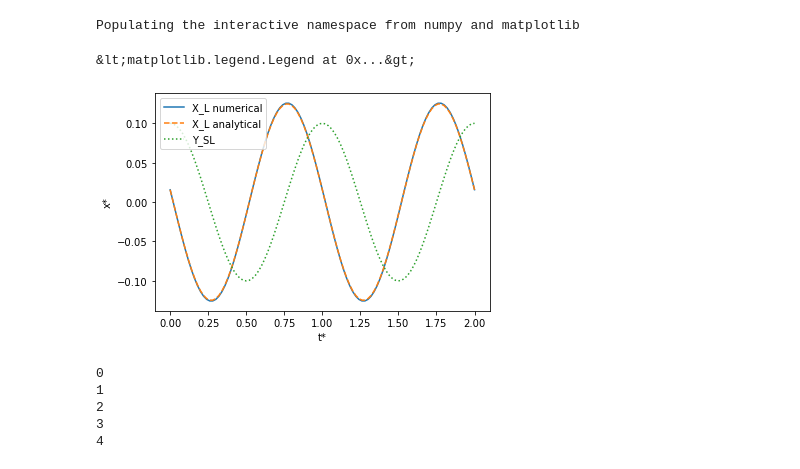
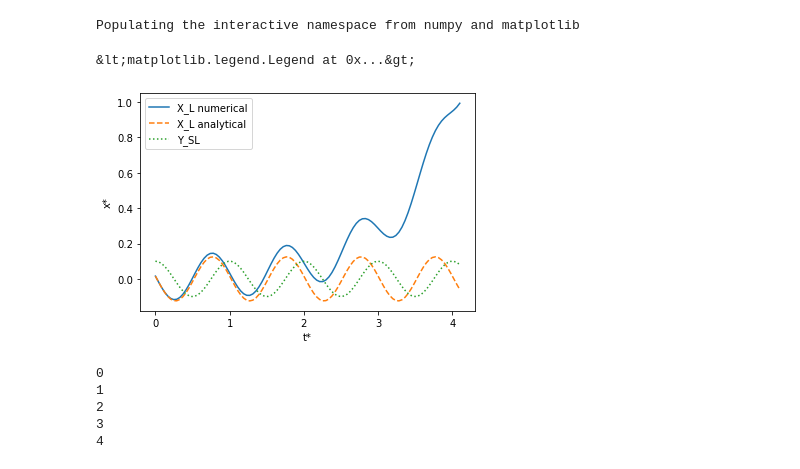
Before and after one commit to speleophysics/Math-modeling-2020, a Jupyter notebook: pitman/pitman-model.ipynb, the cells around one changed output. Cells and saved outputs as stored; diff of their text form; code cells hidden in the pictures.

```diff
--- a/pitman/pitman-model.ipynb
+++ b/pitman/pitman-model.ipynb
@@ -7,37 +7,41 @@ Populating the interactive namespace from numpy and matplotlib
 R_SS = 2.5 * 10**-5 #m/yr
 P = 10**8 #yr
 slope = 1./5000.
 D = 2.5 * 10**5 # m
 omega = 2.*pi/P
 psi = R_SS/(slope*D*omega)
 
 #Set up solution arrays, timestep, and initial condition
 nsteps = 100
-dt = 0.02
+dt = 0.041
 t = arange(nsteps+1)*dt
 x = zeros(nsteps+1)
 x_ana = -1./sqrt(psi**2+1) * sin(2*pi*t - arctan(1/psi))
 x[0] = x_ana[0] #0.
 
+def dx_dt(t, x):
+    return -2*pi*sin(2*pi*t) - 2*pi*psi*x
+
 #Loop through the timesteps and calculate shoreline position for each time
 for tstep in arange(nsteps):
-    x[tstep+1] = x[tstep] + dt *(-2*pi*sin(2*pi*t[tstep]) - 2*pi*psi*x[tstep] )
-    tstep = tstep + 1
+    k_1 = dt * dx_dt(t[tstep], x[tstep])
+    k_2 = dt * dx_dt(t[tstep] + 0.5*dt , x[tstep] + 0.5 * k_1)
+    x[tstep+1] = x[tstep] + k_2
 
 #Plot solution and sea level oscillations
 A_SL = 0.1
 Y_sl = A_SL*cos(2*pi*t)
 plot(t, x)
 plot(t, x_ana, '--')
 plot(t, Y_sl, ':')
 #xlim([0.5,1.])
 #ylim([0.1, 0.14])
 xlabel('t*')
 ylabel('x*')
 legend(['X_L numerical', 'X_L analytical', 'Y_SL'])
 # %% [output]
 &lt;matplotlib.legend.Legend at 0x...&gt;
-[figure, old version]
+[figure, new version]
 # %%
 for tstep in arange(5):
     print(tstep)
```
